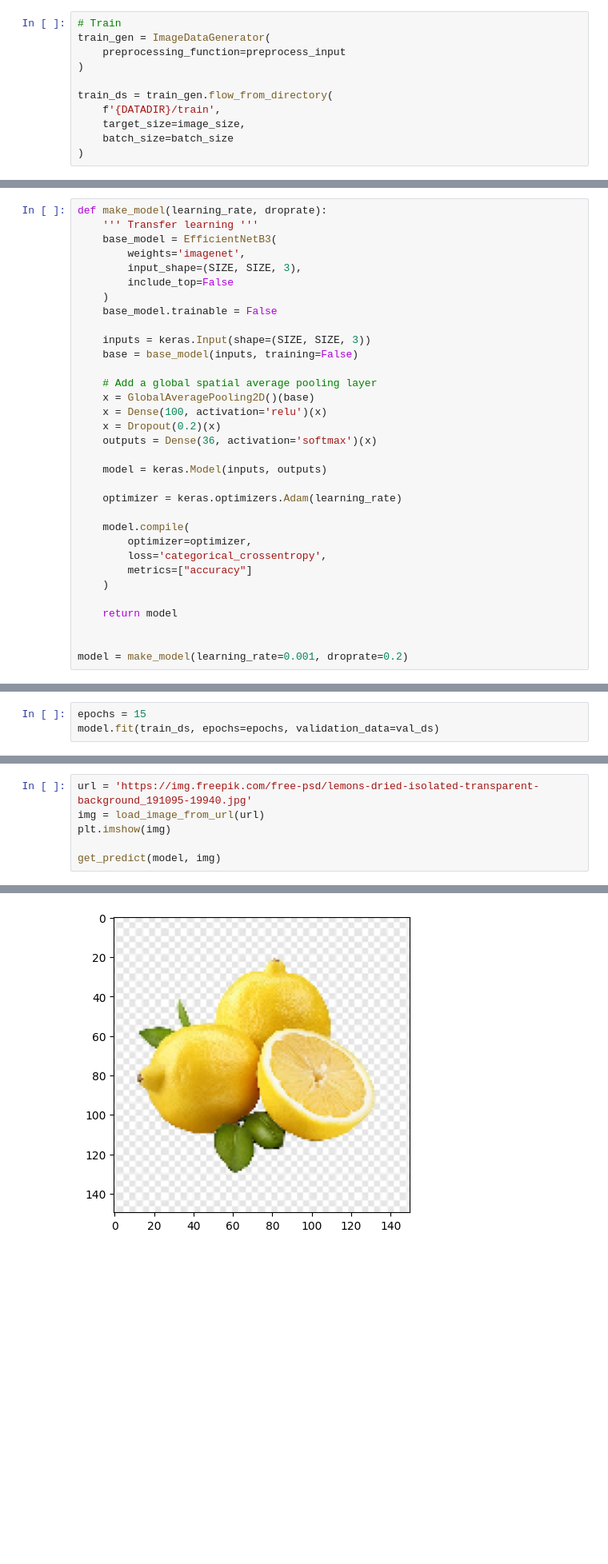
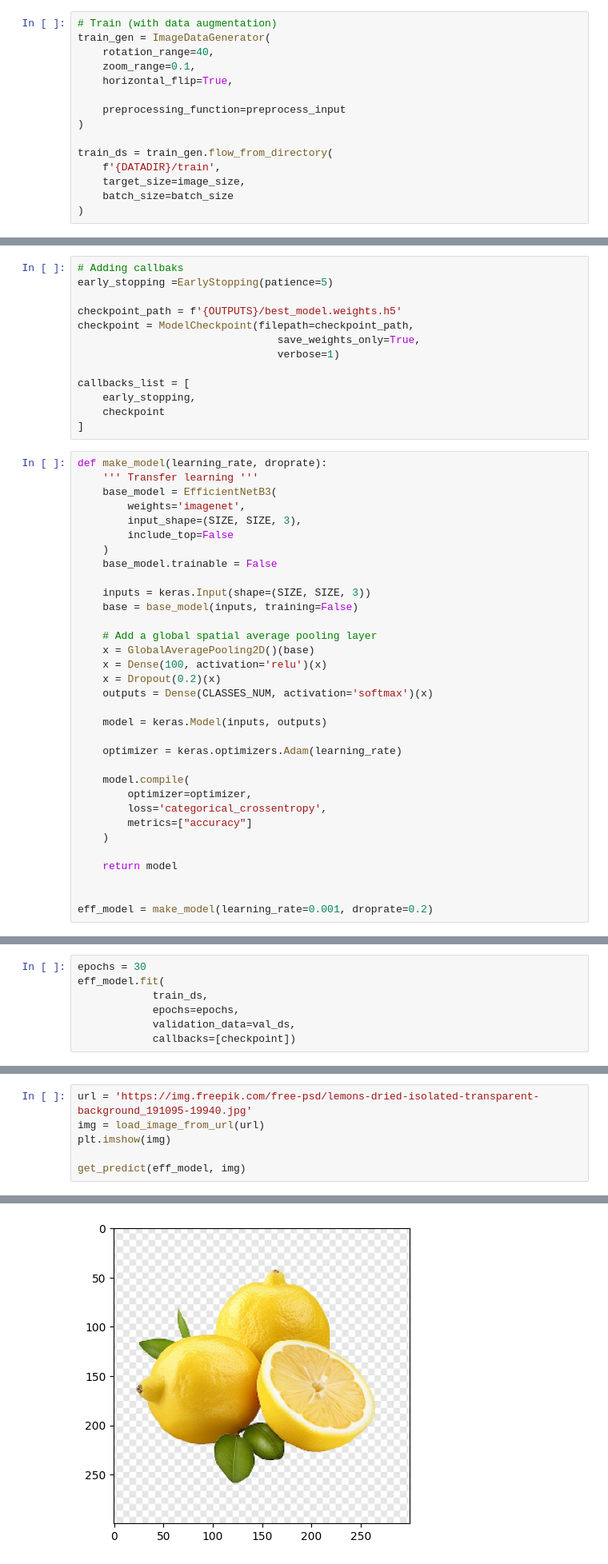
Before and after one commit to belichenkoas/fruits-and-vegetables, a Jupyter notebook: classifier.ipynb, the cells around one changed output, grey strips where cells are left out. Shown at 80% size. Saved outputs shown, nothing was run; the diff lists cells and outputs as text; blank space fills up the shorter version.

Commit message:
Added callbacks and augmentation

```diff
--- a/classifier.ipynb
+++ b/classifier.ipynb
@@ -103,8 +104,12 @@ batch_size = 32
 # %% [markdown]
 ### Generate Datasets
 # %%
-# Train
+# Train (with data augmentation)
 train_gen = ImageDataGenerator(
+    rotation_range=40,
+    zoom_range=0.1,
+    horizontal_flip=True,
+
     preprocessing_function=preprocess_input
 )
 
@@ -155,6 +160,19 @@ test_ds = test_gen.flow_from_directory(
 Found 359 images belonging to 36 classes.
 # %% [markdown]
 ### Build a model
+# %%
+# Adding callbaks
+early_stopping =EarlyStopping(patience=5)
+
+checkpoint_path = f'{OUTPUTS}/best_model.weights.h5'
+checkpoint = ModelCheckpoint(filepath=checkpoint_path,
+                                save_weights_only=True,
+                                verbose=1)
+
+callbacks_list = [
+    early_stopping,
+    checkpoint
+]
 # %%
 def make_model(learning_rate, droprate):
     ''' Transfer learning '''
@@ -172,7 +190,7 @@ def make_model(learning_rate, droprate):
     x = GlobalAveragePooling2D()(base)
     x = Dense(100, activation='relu')(x)
     x = Dropout(0.2)(x)
-    outputs = Dense(36, activation='softmax')(x)
+    outputs = Dense(CLASSES_NUM, activation='softmax')(x)
 
     model = keras.Model(inputs, outputs)
 
@@ -187,5 +205,5 @@ def make_model(learning_rate, droprate):
     return model
 
 
-model = make_model(learning_rate=0.001, droprate=0.2)
+eff_model = make_model(learning_rate=0.001, droprate=0.2)
 # %%
@@ -214,6 +232,10 @@ Model: "functional_1"
 # %% [markdown]
 ### Train the model
 # %%
-epochs = 15
-model.fit(train_ds, epochs=epochs, validation_data=val_ds)
+epochs = 30
+eff_model.fit(
+            train_ds,
+            epochs=epochs,
+            validation_data=val_ds,
+            callbacks=[checkpoint])
 # %% [output]
@@ -299,5 +325,5 @@ url = 'https://img.freepik.com/free-psd/lemons-dried-isolated-transparent-backgr
 img = load_image_from_url(url)
 plt.imshow(img)
 
-get_predict(model, img)
+get_predict(eff_model, img)
 # %% [output]
@@ -305,2 +331,2 @@ get_predict(model, img)
 'lemon'
-[figure, old version]
+[figure, new version]
```
Also changed, not shown: parts of 13 cells of this notebook.
